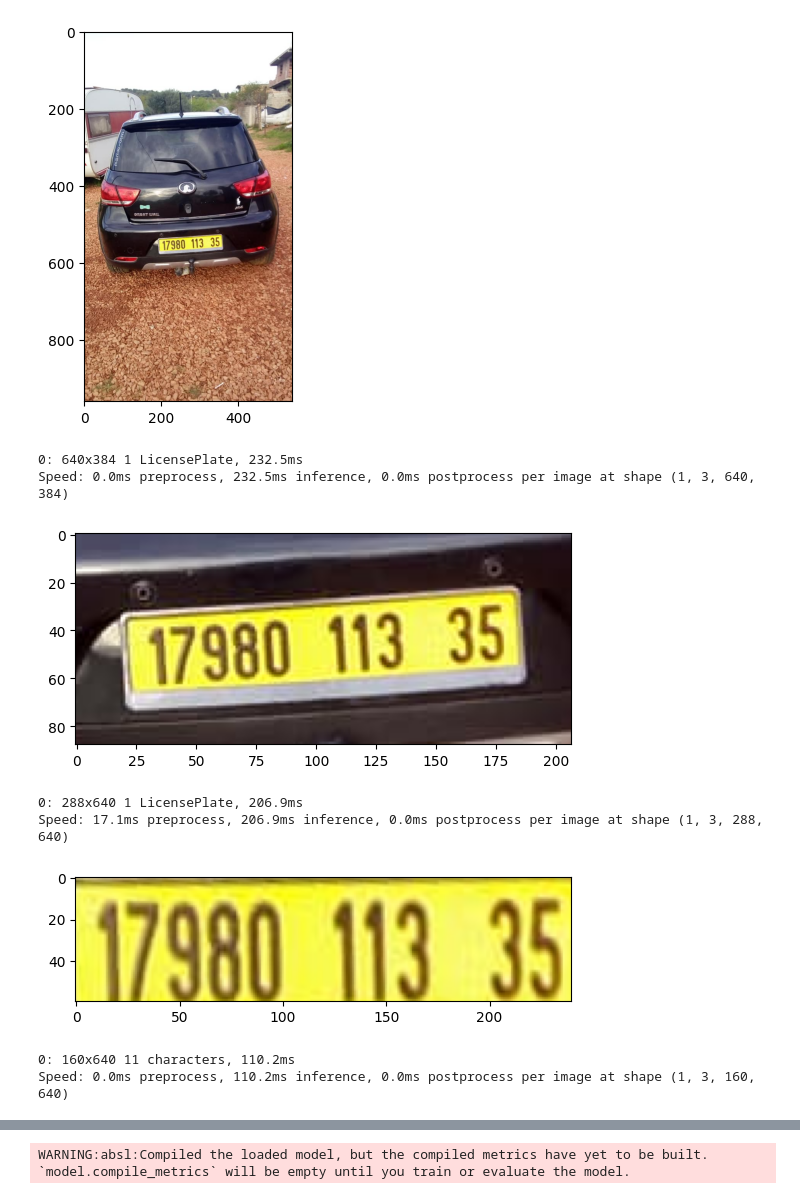
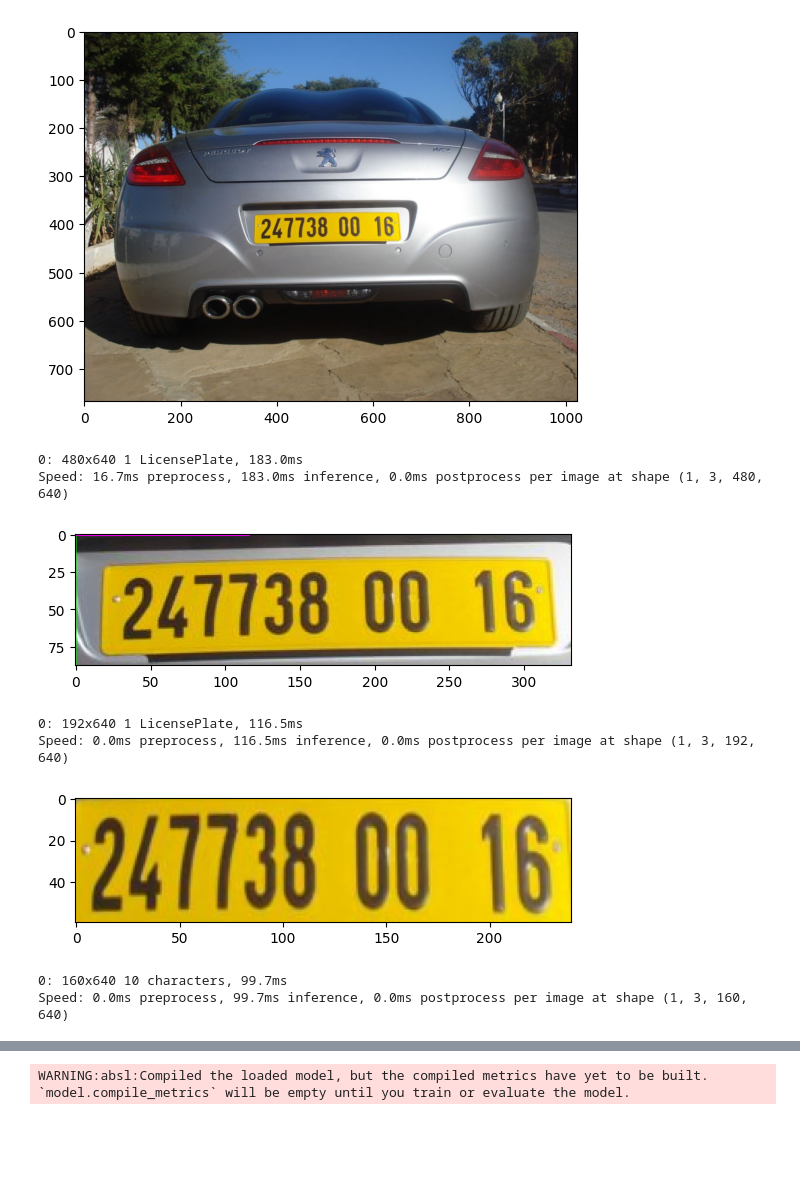
Before and after one commit to yazidpy/Reconnaissance_des_matricules_algerienne, a Jupyter notebook: model_final_fin.ipynb, the cells around one changed output, grey strips where cells are left out. Cells and saved outputs as stored; diff of their text form; code cells hidden in the pictures; blank space fills up the shorter version.

```diff
--- a/model_final_fin.ipynb
+++ b/model_final_fin.ipynb
@@ -38,7 +38,7 @@ def License_Plate_Detection(frame,model_path):  # Fonction qui reçoit le modèl
         croped_img=plate[1:-1,1:-1]
         return croped_img,frame # La fonction renvoie la plaque extraite ainsi que l'image originale avec la plaque encadrée
 # %%
-image = cv2.imread('Images/T (108).jpg')
+image = cv2.imread('1.jpg')
 
 model='models/best.pt'
 rs1,rs2=License_Plate_Detection(image,model)
@@ -80,7 +80,7 @@ def Plate_segmentation(plate,model_path):
     crop_chars=[]
     for res in result:
         xyxy  = res.boxes.xyxy.numpy().astype(int)
-        if res.boxes.conf.numpy()[0]>0.3:
+        if res.boxes.conf.numpy()[0]>0.7:
             xmin,ymin,xmax,ymax=xyxy[0]
             chars.append([xmin,ymin,xmax,ymax])
             cv2.rectangle(plate,(xmin,ymin),(xmax,ymax),(0,255,0),1)
@@ -127,7 +127,7 @@ def LPDR(frame):
     model_kpd='models/kp_detection.pt'
     plt.imshow(frame)
     plt.show()
-    plate= License_Plate_Detection(frame, model_dt)
+    plate,frame_det= License_Plate_Detection(frame, model_dt)
     if plate is None:
             org = (50, 50)
             taille_texte, _ = cv2.getTextSize("No detection", cv2.FONT_HERSHEY_SIMPLEX, 1, 2)
@@ -172,20 +172,20 @@ def LPDR(frame):
                     cv2.rectangle(frame_fin, (x, y), (x + w, y - h), (0, 255, 0), -1)
                     org_texte = (x + 5, y - 5)
                     cv2.putText(frame_fin, texte, org_texte, cv2.FONT_HERSHEY_SIMPLEX, 1, (0, 0, 0), 2, cv2.LINE_AA)
-                    frame_fin=cv2.cvtColor (frame_fin, cv2.COLOR_BGR2RGB)
+                    frame_fin=cv2.cvtColor(frame_fin, cv2.COLOR_BGR2RGB)
                     plt.imshow(frame_fin)
                     plt.show()
                     return license_plate
 # %%
-tester_image=cv2.imread('chemin_de_votre_image')
+tester_image=cv2.imread('1.jpg')
 LPDR(tester_image)
 # %% [output]
-[figure, old version]
+[figure, new version]
-0: 640x384 1 LicensePlate, 232.5ms
-Speed: 0.0ms preprocess, 232.5ms inference, 0.0ms postprocess per image at shape (1, 3, 640, 384)
+0: 480x640 1 LicensePlate, 183.0ms
+Speed: 16.7ms preprocess, 183.0ms inference, 0.0ms postprocess per image at shape (1, 3, 480, 640)
-[figure, old version]
+[figure, new version]
-0: 288x640 1 LicensePlate, 206.9ms
-Speed: 17.1ms preprocess, 206.9ms inference, 0.0ms postprocess per image at shape (1, 3, 288, 640)
+0: 192x640 1 LicensePlate, 116.5ms
+Speed: 0.0ms preprocess, 116.5ms inference, 0.0ms postprocess per image at shape (1, 3, 192, 640)
-[figure, old version]
+[figure, new version]
-0: 160x640 11 characters, 110.2ms
-Speed: 0.0ms preprocess, 110.2ms inference, 0.0ms postprocess per image at shape (1, 3, 160, 640)
+0: 160x640 10 characters, 99.7ms
+Speed: 0.0ms preprocess, 99.7ms inference, 0.0ms postprocess per image at shape (1, 3, 160, 640)
```
Also changed, not shown: parts of 2 cells of this notebook, 1 other file.
